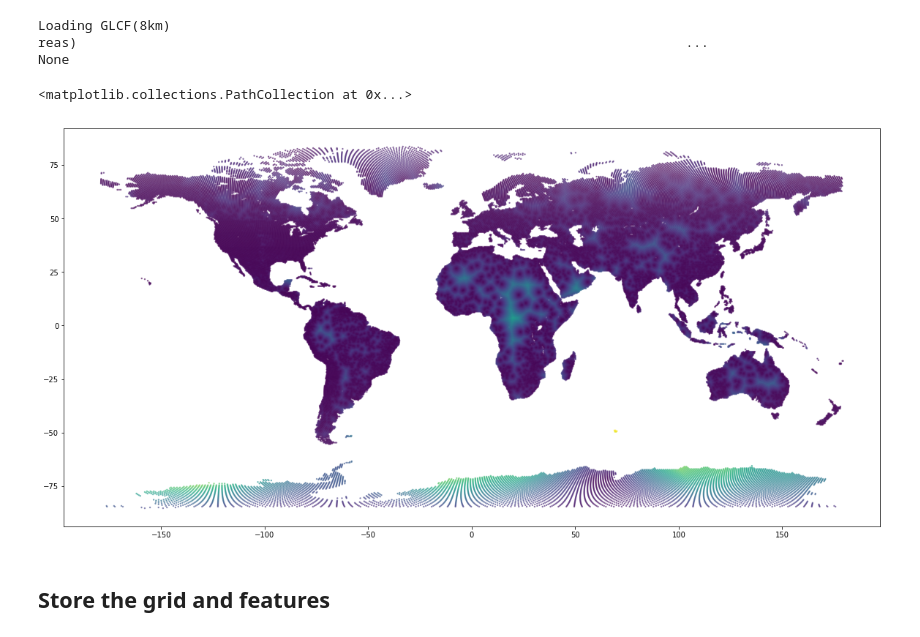
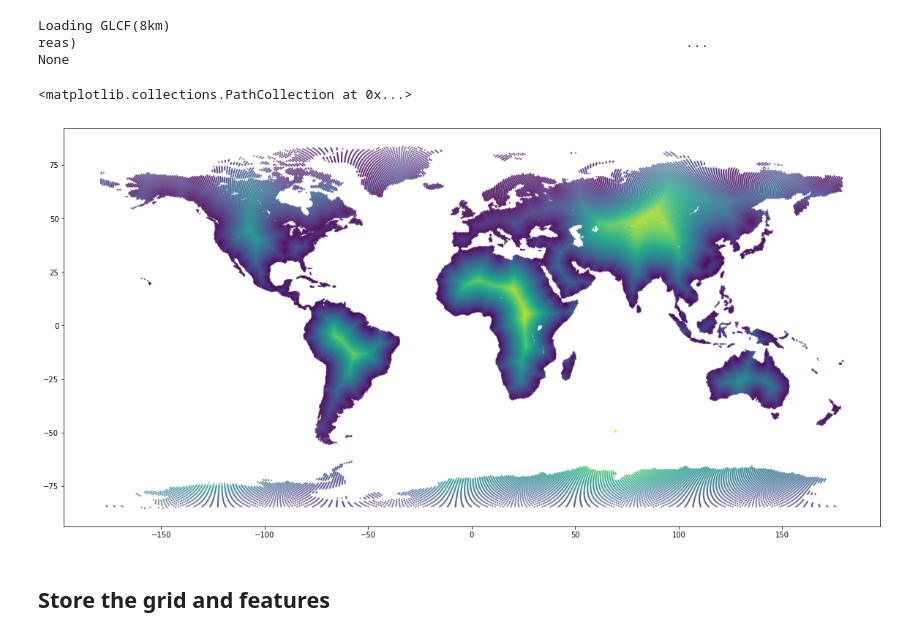
Before and after one commit to thiesgehrmann/JuSiPy_Asser, a Jupyter notebook: 2_pipeline_generate_grid.ipynb, the cells around one changed output. Drawn from its saved outputs; the diff is of its cells as text; code cells hidden in the pictures.

```diff
--- a/2_pipeline_generate_grid.ipynb
+++ b/2_pipeline_generate_grid.ipynb
@@ -49,10 +49,10 @@ Loading GLCF(8km)
 None
 # %%
 plt.figure(figsize=(20,10))
-plt.scatter(land_grid.long, land_grid.lat, s=2, c=latlong_features.distance_to_mine.values, alpha=0.5)
+plt.scatter(land_grid.long, land_grid.lat, s=2, c=latlong_features.nearest_port.values, alpha=0.5)
 # %% [output]
 <matplotlib.collections.PathCollection at 0x...>
-[figure, old version]
+[figure, new version]
 # %% [markdown]
 ## Store the grid and features
 # %%
```
Also changed, not shown: 2 other files.
